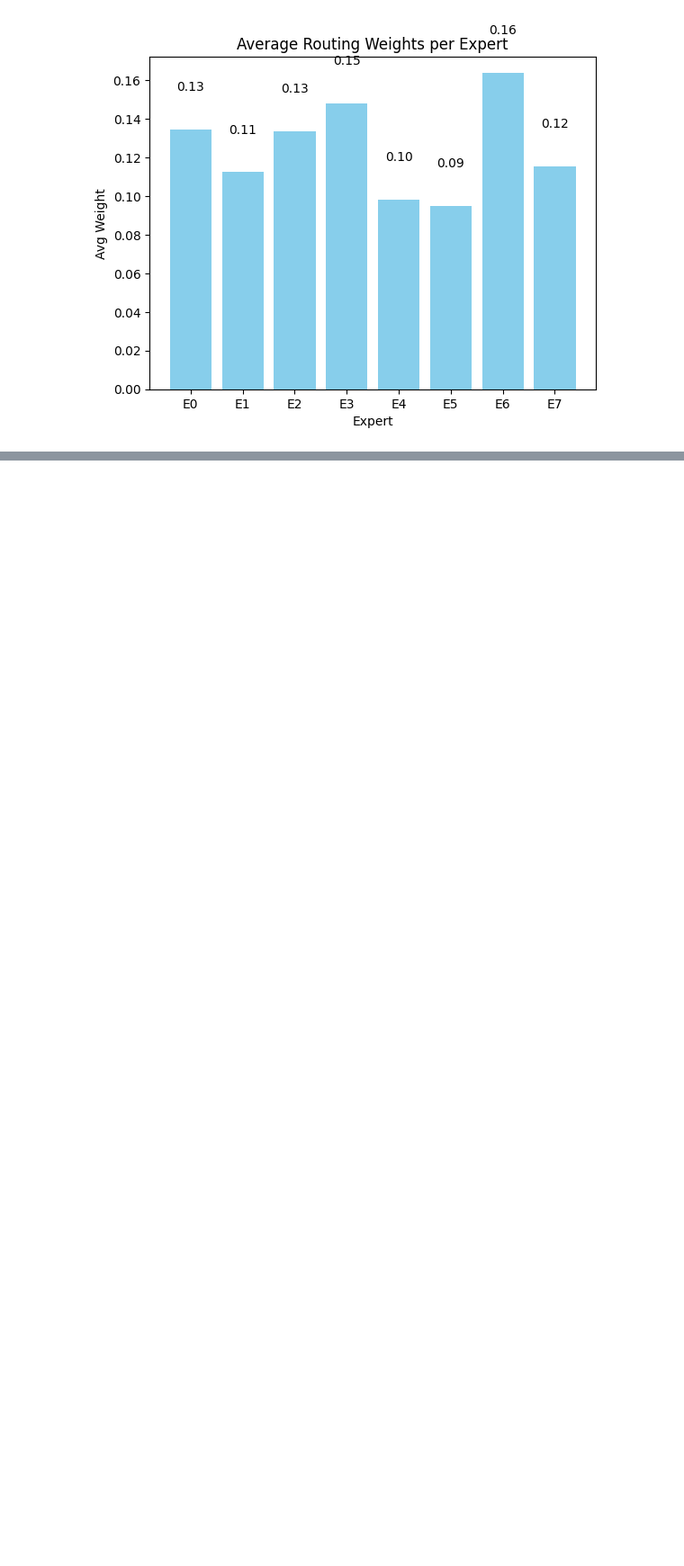
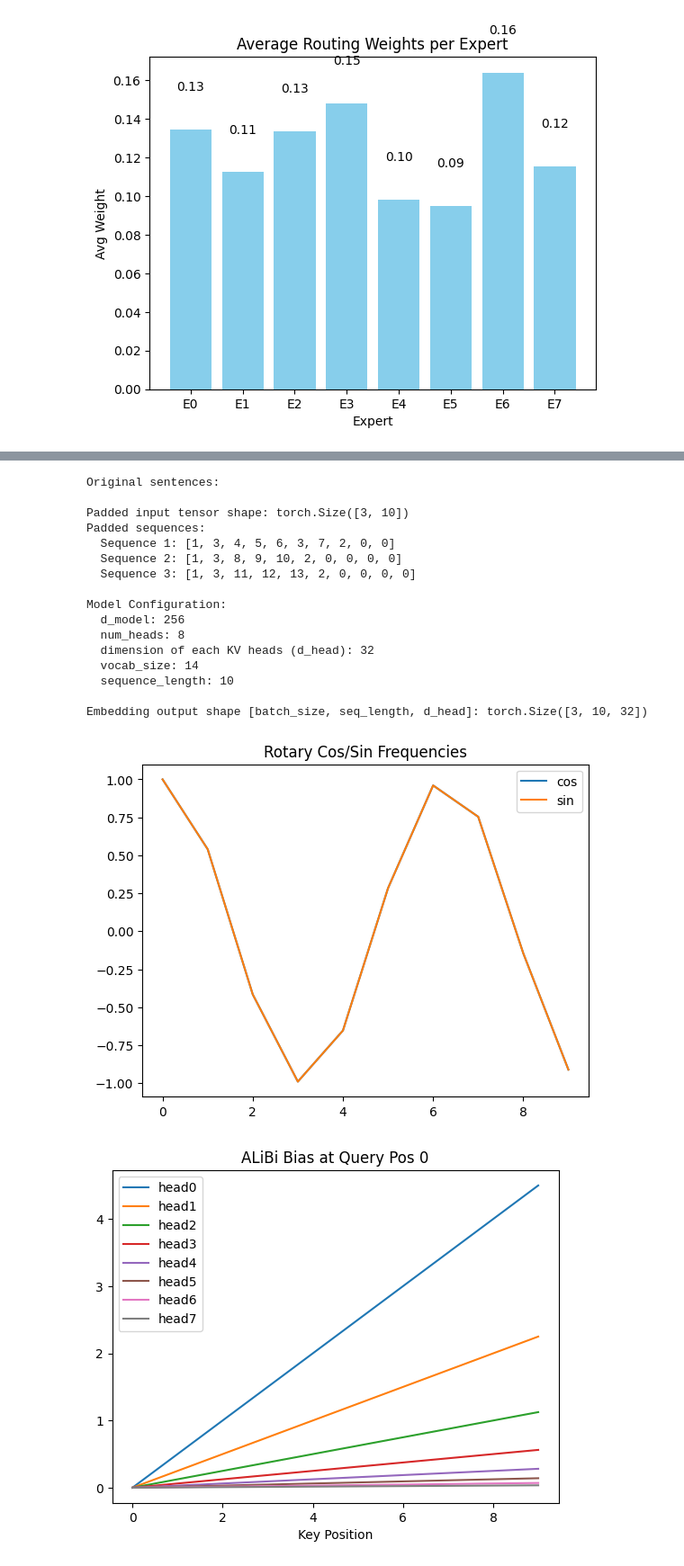
Before and after one commit to Gdisbar/Notes, a Jupyter notebook: LLM/Pytorch/Pytorch_Notes_1.ipynb, the cells around one changed output, grey strips where cells are left out. Shown at 90% size. Cells and saved outputs as stored; diff of their text form; code cells hidden in the pictures; blank space fills up the shorter version.

```diff
--- a/LLM/Pytorch/Pytorch_Notes_1.ipynb
+++ b/LLM/Pytorch/Pytorch_Notes_1.ipynb
@@ -1010,0 +1202,21 @@ MoELayer output shape:  torch.Size([3, 10, 32])
+# %%
+test_rotary_and_alibi()
+# %% [output]
+Original sentences:
+
+Padded input tensor shape: torch.Size([3, 10])
+Padded sequences:
+  Sequence 1: [1, 3, 4, 5, 6, 3, 7, 2, 0, 0]
+  Sequence 2: [1, 3, 8, 9, 10, 2, 0, 0, 0, 0]
+  Sequence 3: [1, 3, 11, 12, 13, 2, 0, 0, 0, 0]
+
+Model Configuration:
+  d_model: 256
+  num_heads: 8
+  dimension of each KV heads (d_head): 32
+  vocab_size: 14
+  sequence_length: 10
+
+Embedding output shape [batch_size, seq_length, d_head]: torch.Size([3, 10, 32])
+[figure, added]
+[figure, added]
```
Also changed, not shown: parts of 9 cells of this notebook.
